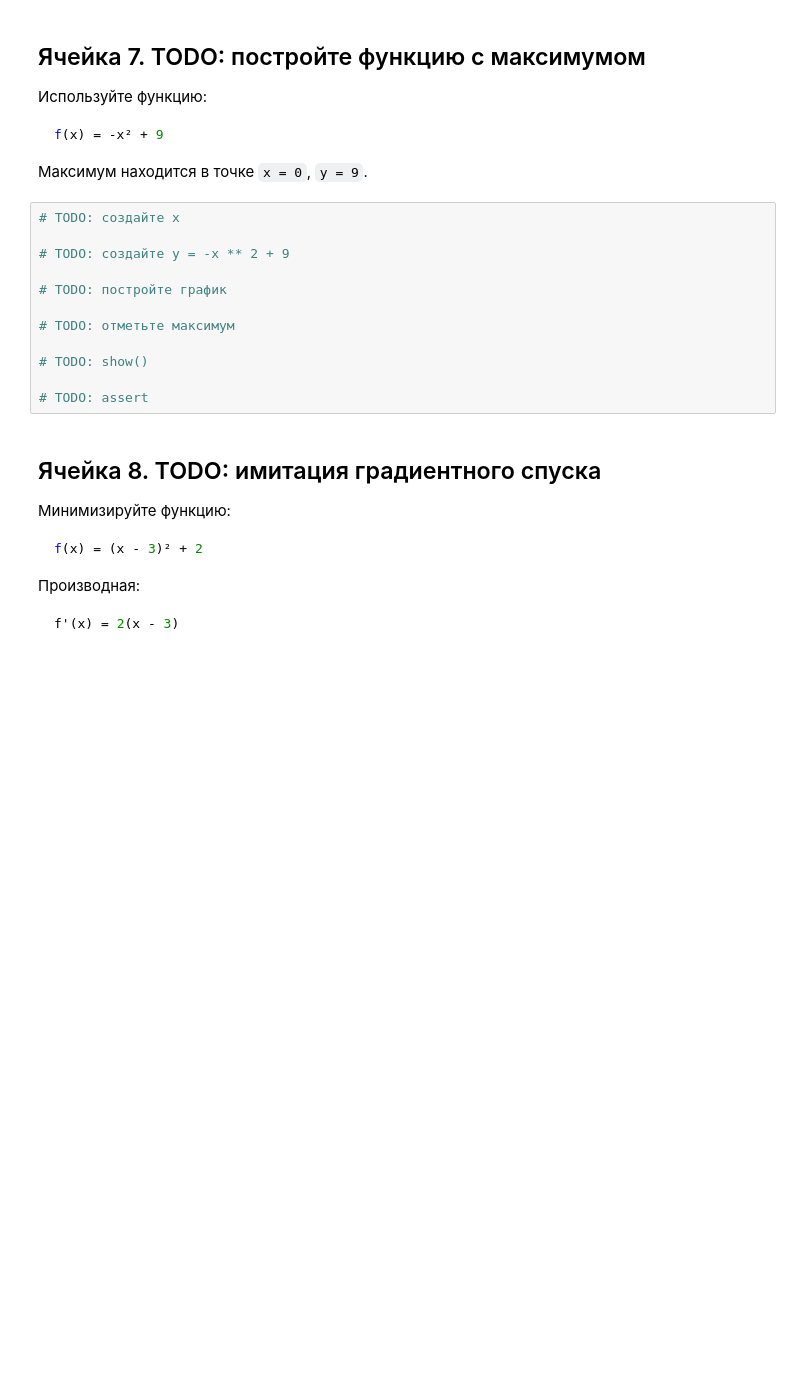
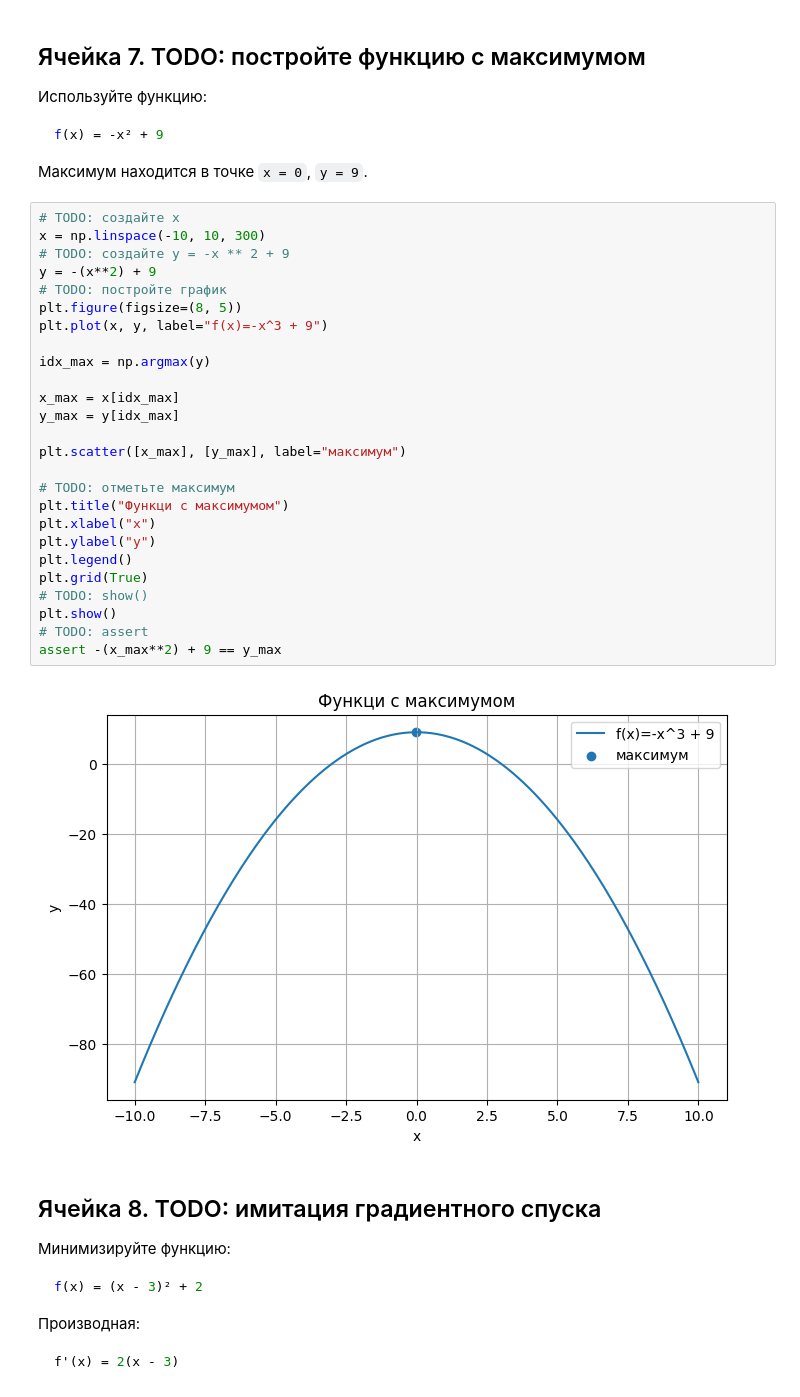
Before and after one commit to FelixTheCatW/infomath-study, a Jupyter notebook: notebooks/block3_lesson09_optimization_todo.ipynb, the cells around one changed output. Drawn from its saved outputs; the diff is of its cells as text; blank space fills up the shorter version.

Commit message:
feat: complete optimization todo

```diff
--- a/notebooks/block3_lesson09_optimization_todo.ipynb
+++ b/notebooks/block3_lesson09_optimization_todo.ipynb
@@ -256,16 +330,32 @@ f(x) = -x² + 9
 Максимум находится в точке `x = 0`, `y = 9`.
 # %%
 # TODO: создайте x
+x = np.linspace(-10, 10, 300)
+# TODO: создайте y = -x ** 2 + 9
+y = -(x**2) + 9
+# TODO: постройте график
+plt.figure(figsize=(8, 5))
+plt.plot(x, y, label="f(x)=-x^3 + 9")
 
-# TODO: создайте y = -x ** 2 + 9
+idx_max = np.argmax(y)
 
-# TODO: постройте график
+x_max = x[idx_max]
+y_max = y[idx_max]
+
+plt.scatter([x_max], [y_max], label="максимум")
 
 # TODO: отметьте максимум
-
+plt.title("Функци с максимумом")
+plt.xlabel("x")
+plt.ylabel("y")
+plt.legend()
+plt.grid(True)
 # TODO: show()
-
+plt.show()
 # TODO: assert
+assert -(x_max**2) + 9 == y_max
+# %% [output]
+[figure, added]
 # %% [markdown]
 ## Ячейка 8. TODO: имитация градиентного спуска
 
```
Also changed, not shown: parts of 6 cells of this notebook, 1 other file.
